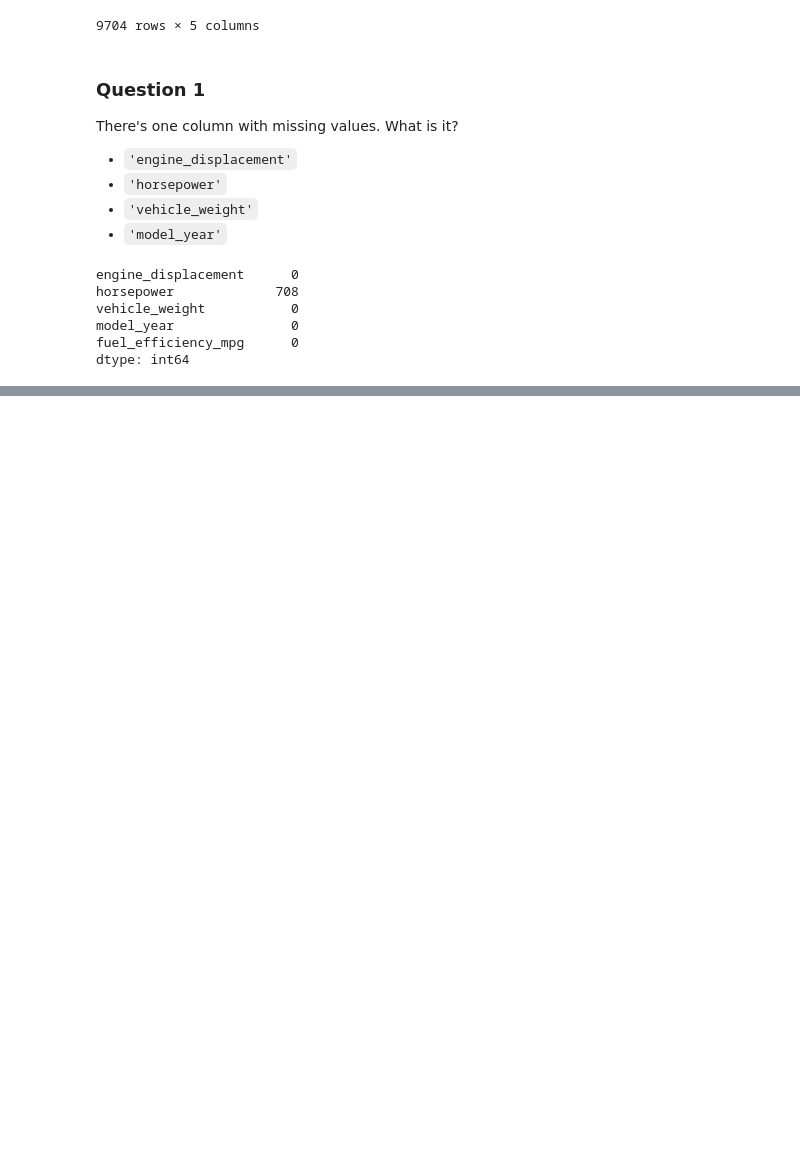
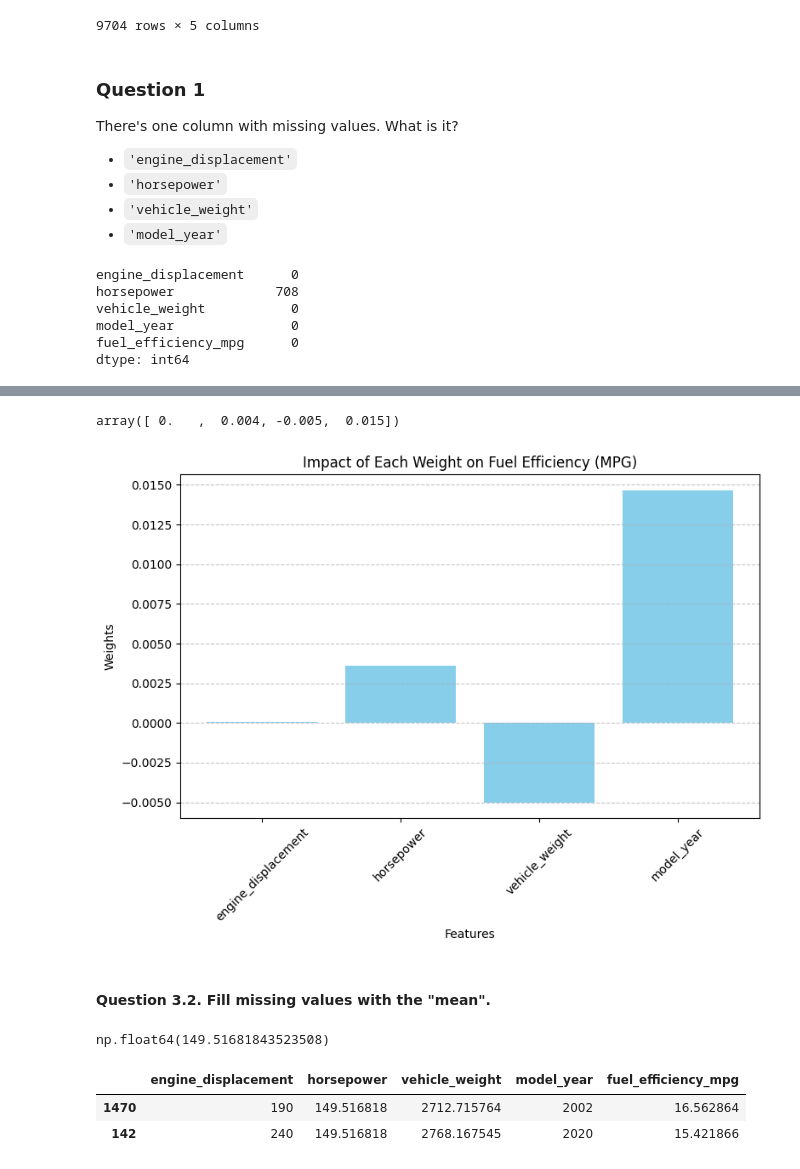
Before and after one commit to ArkadiyShuvaev/machine-learning-zoomcamp, a Jupyter notebook: src/02-regression/02-hw.ipynb, the cells around one changed output, grey strips where cells are left out. Saved outputs shown, nothing was run; the diff lists cells and outputs as text; code cells hidden in the pictures; blank space fills up the shorter version.

```diff
--- a/src/02-regression/02-hw.ipynb
+++ b/src/02-regression/02-hw.ipynb
@@ -115,0 +252,35 @@ KeyError: 'ram'
+# %%
+def calculate_linear_regression(X, y):
+    XT = X.T
+    XTX = XT.dot(X)
+    XTX_inv = np.linalg.inv(XTX)
+
+    result = XTX_inv.dot(XT).dot(y)
+    return result
+# %%
+import matplotlib.pyplot as plt
+
+def plot_feature_weights(weights, subtitle=""):
+    """
+    Plots a bar chart to visualize the impact of feature weights.
+
+    Parameters:
+    - weights (list or array): Corresponding weights for the features.
+    - title (str): Title of the plot (default: "Impact of Each Weight on Fuel Efficiency (MPG)").
+    """
+    feature_names = ["engine_displacement", "horsepower", "vehicle_weight", "model_year"]
+    title=f"Impact of Each Weight on Fuel Efficiency (MPG){subtitle}"
+
+    plt.figure(figsize=(8, 6))
+    plt.bar(feature_names, weights, color='skyblue')
+
+    # Add labels and title
+    plt.xlabel("Features")
+    plt.ylabel("Weights")
+    plt.title(title)
+    plt.xticks(rotation=45)
+    plt.grid(axis='y', linestyle='--', alpha=0.7)
+
+    # Show the plot
+    plt.tight_layout()
+    plt.show()
@@ -115,0 +289,5 @@ KeyError: 'ram'
+# %%
+df_train_with_zeros = create_copy_and_fill_with_value(df, value=0)
+
+X_train, y_train = get_X_y(df_train_with_zeros)
+[X_train, y_train]
@@ -115,0 +311,23 @@ KeyError: 'ram'
+# %%
+weights_for_zeros_as_na = calculate_linear_regression(X_train, y_train)
+weights_for_zeros_as_na.round(3)
+# %% [output]
+array([ 0.   ,  0.004, -0.005,  0.015])
+# %%
+plot_feature_weights(weights_for_zeros_as_na)
+# %% [output]
+[figure, added]
+# %% [markdown]
+#### Question 3.2. Fill missing values with the "mean".
+# %%
+mean = df_train["horsepower"].mean()
+mean
+# %% [output]
+np.float64(149.51681843523508)
+# %%
+df_train_with_mean = create_copy_and_fill_with_value(df_train, mean)
+df_train_with_mean[df_train_with_mean["horsepower"] == mean].head(2)
+# %% [output]
+|  | engine_displacement | horsepower | vehicle_weight | model_year | fuel_efficiency_mpg |
+| 1470 | 190 | 149.516818 | 2712.715764 | 2002 | 16.562864 |
+| 142 | 240 | 149.516818 | 2768.167545 | 2020 | 15.421866 |
```
Also changed, not shown: parts of 30 cells of this notebook, 2 other files.
